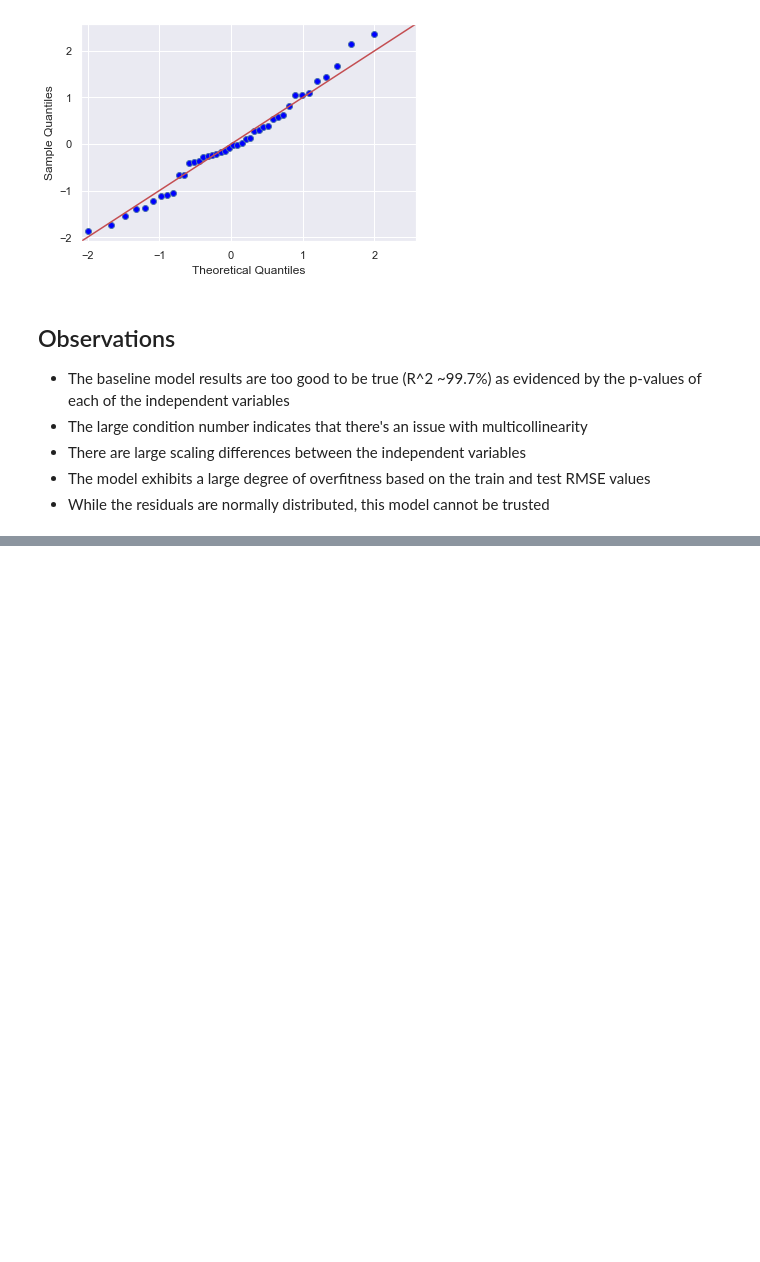
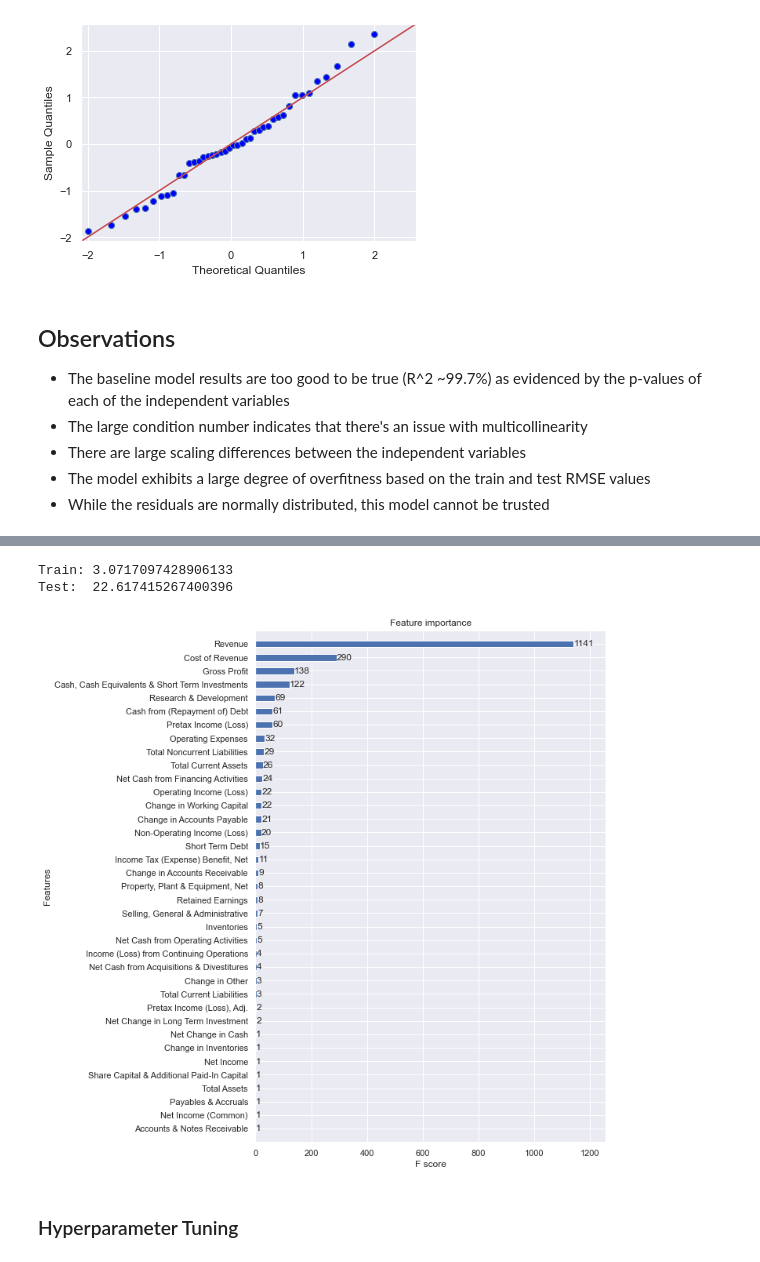
Before and after one commit to tjkyner/stock-kpis, a Jupyter notebook: notebooks/modeling.ipynb, the cells around one changed output, grey strips where cells are left out. Cells and saved outputs as stored; diff of their text form; code cells hidden in the pictures; blank space fills up the shorter version.

```diff
--- a/notebooks/modeling.ipynb
+++ b/notebooks/modeling.ipynb
@@ -187,0 +277,3 @@ qqplot(baseline);
+# %%
+xgb_rf = XGBRFRegressor(random_state=42)
+xgb_rf.fit(X_train, y_train)
@@ -187,0 +289,15 @@ qqplot(baseline);
+# %%
+pred_train = xgb_rf.predict(X_train)
+pred_test = xgb_rf.predict(X_test)
+print('Train:', mean_squared_error(y_train, pred_train, squared=False))
+print('Test: ', mean_squared_error(y_test, pred_test, squared=False))
+# %% [output]
+Train: 3.0717097428906133
+Test:  22.617415267400396
+# %%
+fig, ax = plt.subplots(figsize=(8, 12))
+xgboost.plot_importance(xgb_rf, height=0.5, ax=ax);
+# %% [output]
+[figure, added]
+# %% [markdown]
+### Hyperparameter Tuning
```
Also changed, not shown: parts of 22 cells of this notebook.
